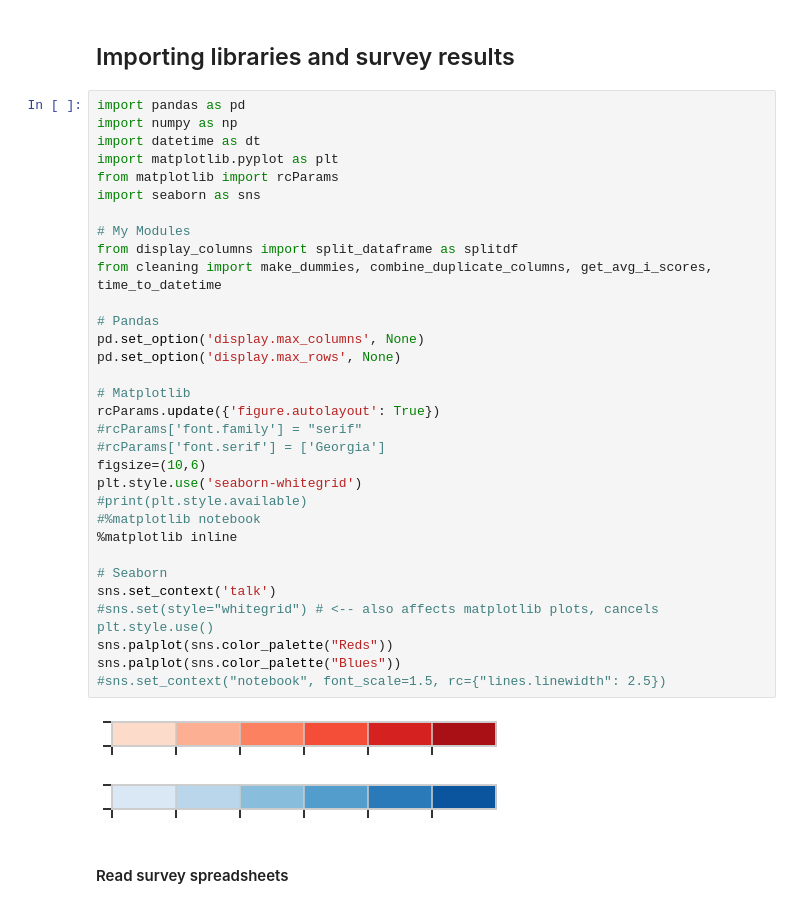
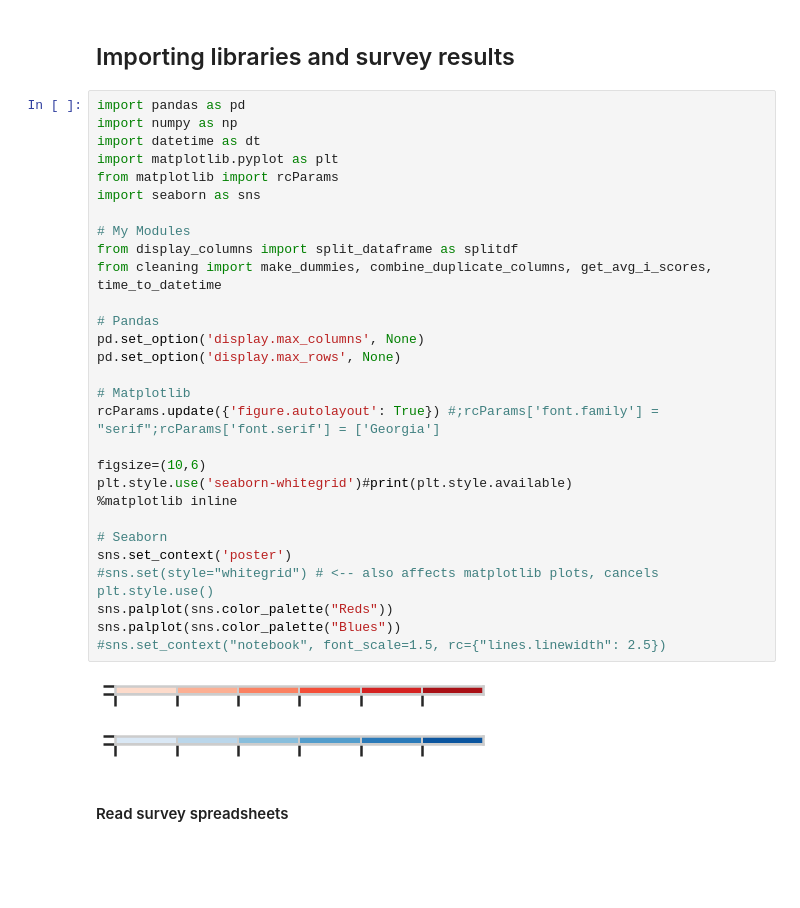
Before and after one commit to dennisfarmer/Factors-of-Academic-Success, a Jupyter notebook: eda.ipynb, the cells around one changed output. Cells and saved outputs as stored; diff of their text form; blank space fills up the shorter version.

Commit message:
Formatted Plots and Descriptions

```diff
--- a/eda.ipynb
+++ b/eda.ipynb
@@ -23,38 +34,35 @@
 # %%
 import pandas as pd
 import numpy as np
 import datetime as dt
 import matplotlib.pyplot as plt
 from matplotlib import rcParams
 import seaborn as sns
 
 # My Modules
 from display_columns import split_dataframe as splitdf
 from cleaning import make_dummies, combine_duplicate_columns, get_avg_i_scores, time_to_datetime
 
 # Pandas
 pd.set_option('display.max_columns', None)
 pd.set_option('display.max_rows', None)
 
 # Matplotlib
-rcParams.update({'figure.autolayout': True})
-#rcParams['font.family'] = "serif"
-#rcParams['font.serif'] = ['Georgia']
+rcParams.update({'figure.autolayout': True}) #;rcParams['font.family'] = "serif";rcParams['font.serif'] = ['Georgia']
+
 figsize=(10,6)
-plt.style.use('seaborn-whitegrid')
-#print(plt.style.available)
-#%matplotlib notebook
+plt.style.use('seaborn-whitegrid')#print(plt.style.available)
 %matplotlib inline
 
 # Seaborn
-sns.set_context('talk')
+sns.set_context('poster')
 #sns.set(style="whitegrid") # <-- also affects matplotlib plots, cancels plt.style.use()
 sns.palplot(sns.color_palette("Reds"))
 sns.palplot(sns.color_palette("Blues"))
 #sns.set_context("notebook", font_scale=1.5, rc={"lines.linewidth": 2.5})
 # %% [output]
-[figure, old version]
+[figure, new version]
-[figure, old version]
+[figure, new version]
 # %% [markdown]
 #### Read survey spreadsheets
 # %%
```
Also changed, not shown: parts of 92 cells of this notebook, 47 other files.
